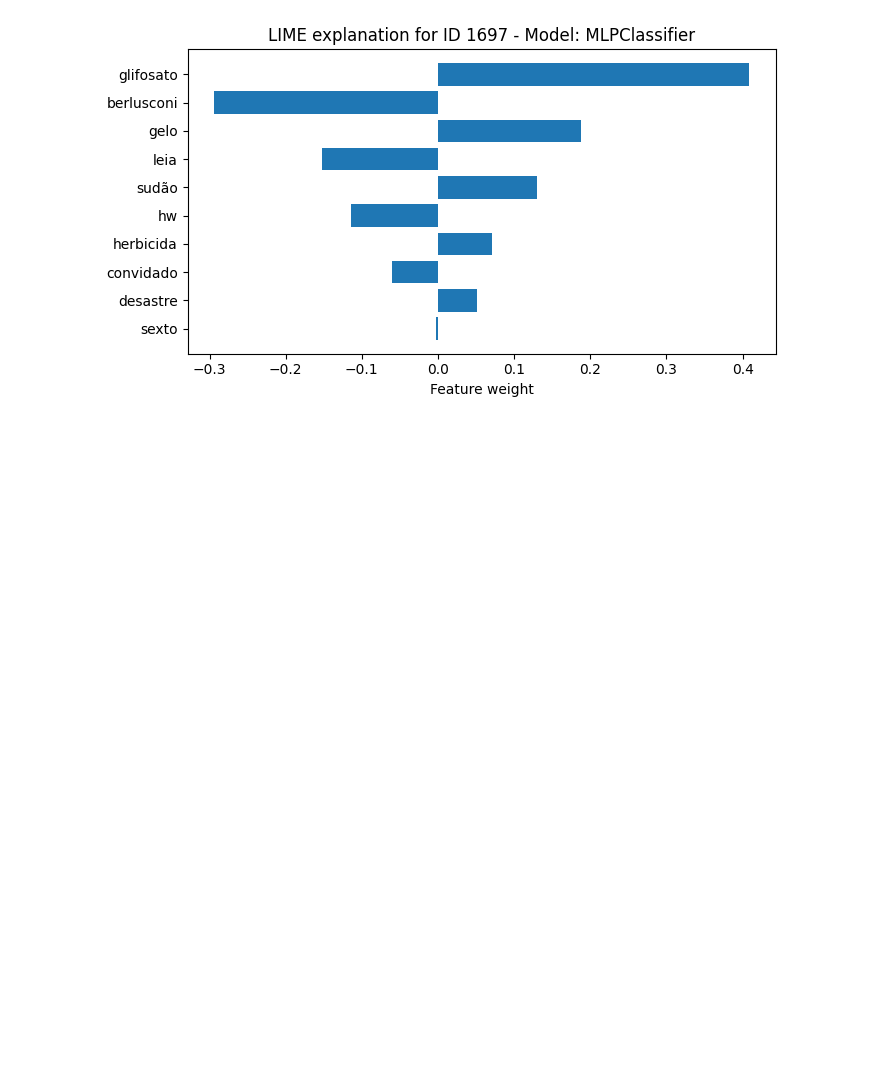
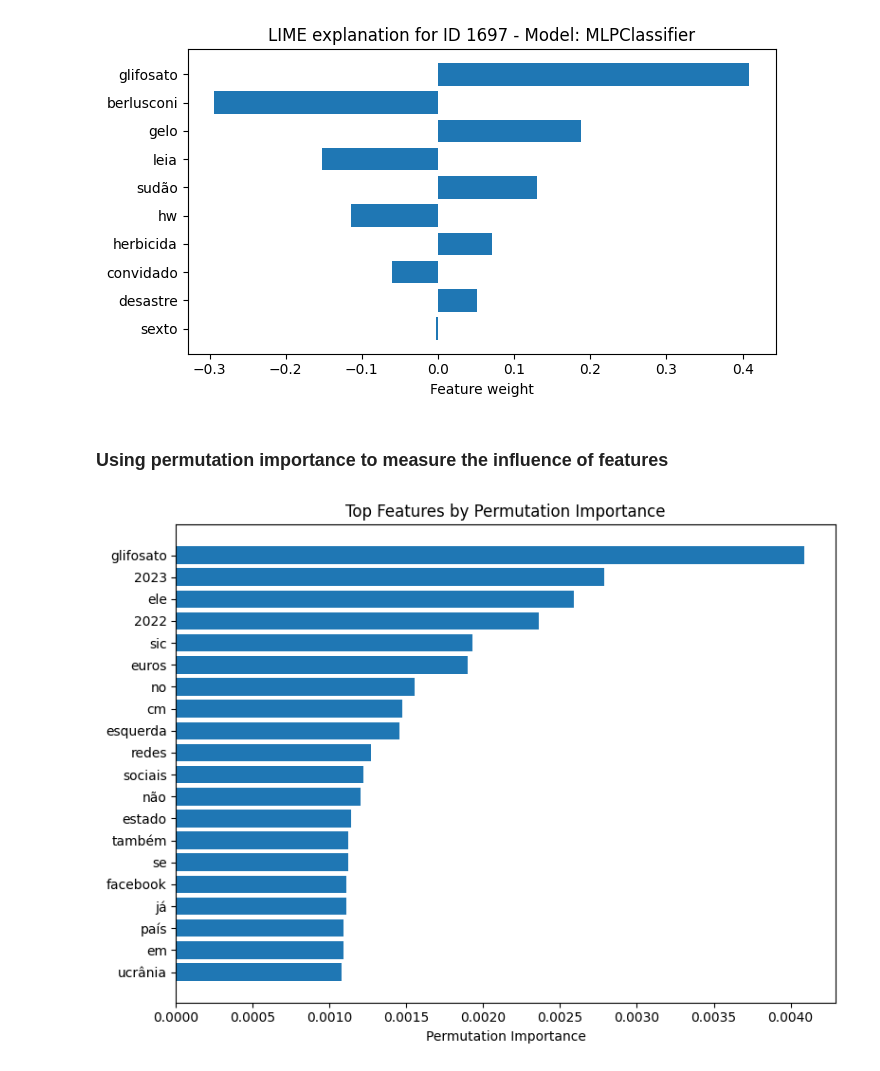
Before and after one commit to guiijose/NTT-DATA-challenge, a Jupyter notebook: src/model_interpretation.ipynb, the cells around one changed output. Cells and saved outputs as stored; diff of their text form; code cells hidden in the pictures; blank space fills up the shorter version.

Commit message:
Add feature importance for 2d.

```diff
--- a/src/model_interpretation.ipynb
+++ b/src/model_interpretation.ipynb
@@ -153,3 +154,39 @@ lime_explain(mlp, 10)
 [figure]
 [figure]
 [figure]
+# %% [markdown]
+### Using permutation importance to measure the influence of features
+# %%
+n_random_samples = 1000
+
+X_subset = X_validation.sample(n=n_random_samples, random_state=42)
+y_subset = y_validation.loc[X_subset.index]
+
+result = permutation_importance(
+    mlp,
+    X_validation,
+    y_validation,
+    n_repeats=10,
+    random_state=RANDOM_STATE,
+    scoring="f1_macro"
+)
+
+importances = result.importances_mean
+
+feature_names = features
+importance_df = pd.DataFrame({
+    "feature": feature_names,
+    "importance": importances
+}).sort_values(by="importance", ascending=False)
+# %%
+
+top_n = 20
+top_features = importance_df.head(top_n)
+plt.figure(figsize=(8, 6))
+plt.barh(top_features['feature'][::-1], top_features['importance'][::-1])
+plt.xlabel("Permutation Importance")
+plt.title("Top Features by Permutation Importance")
+plt.tight_layout()
+plt.show()
+# %% [output]
+[figure, added]
```
Also changed, not shown: parts of 1 cell of this notebook.
